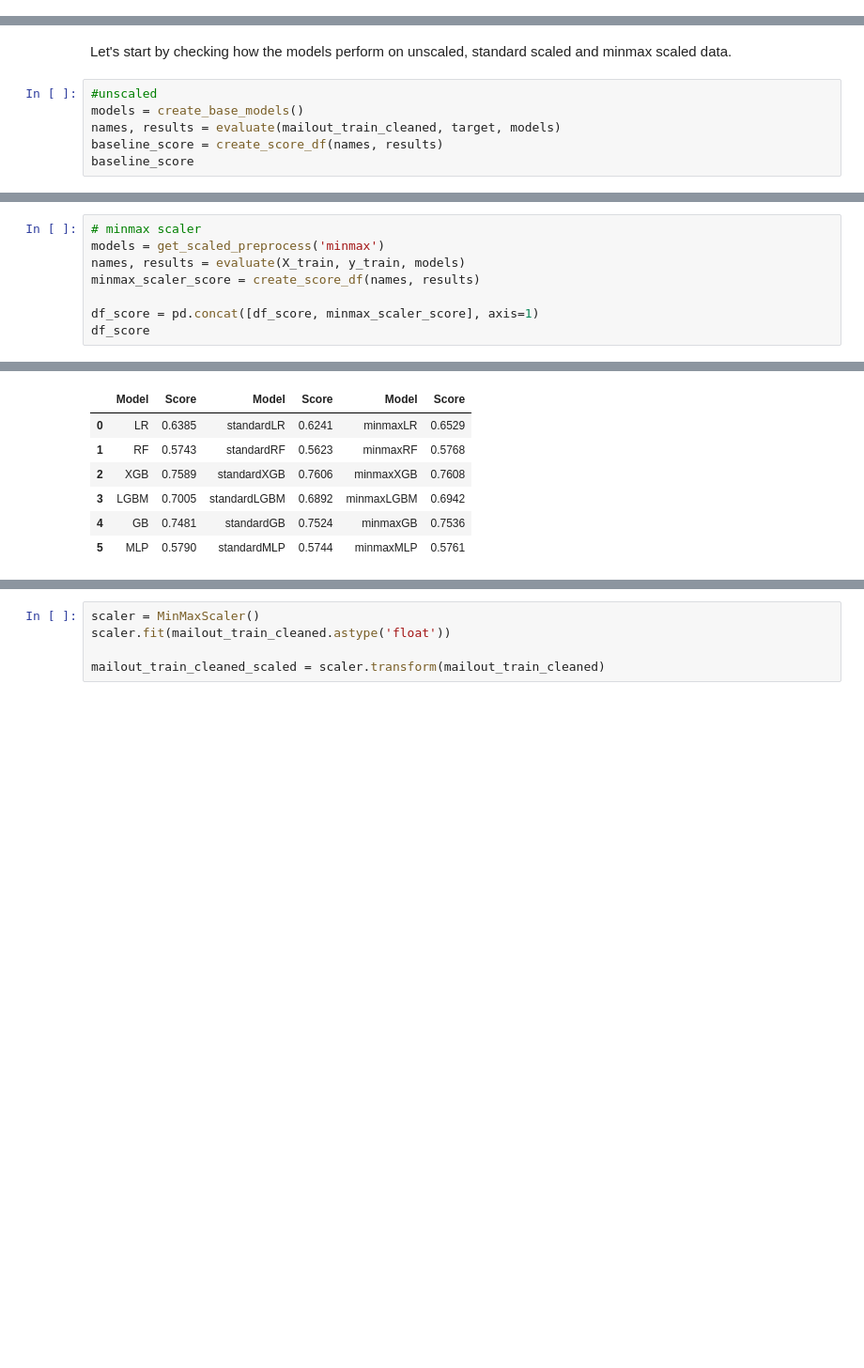
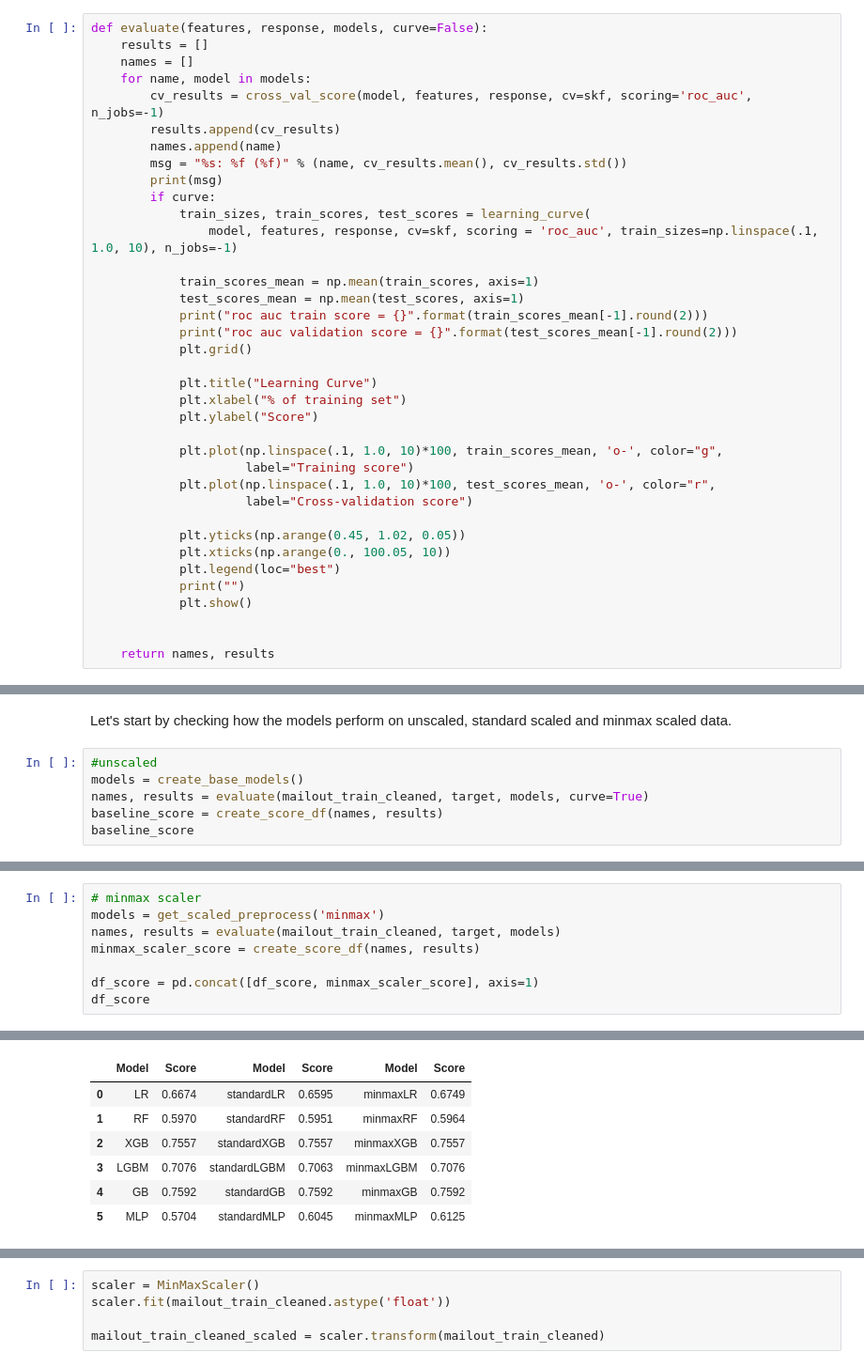
Before and after one commit to michanN/capstone-arvato, a Jupyter notebook: Arvato Project Workbook.ipynb, the cells around one changed output, grey strips where cells are left out. Shown at 94% size. Cells and saved outputs as stored; diff of their text form; blank space fills up the shorter version.

Commit message:
Supervised learning complete as well as submission to kaggle

```diff
--- a/Arvato Project Workbook.ipynb
+++ b/Arvato Project Workbook.ipynb
@@ -776,3 +919,40 @@ def evaluate(features, target, models):
+# %%
+def evaluate(features, response, models, curve=False):
+    results = []
+    names = []
+    for name, model in models:
+        cv_results = cross_val_score(model, features, response, cv=skf, scoring='roc_auc', n_jobs=-1)
+        results.append(cv_results)
+        names.append(name)
+        msg = "%s: %f (%f)" % (name, cv_results.mean(), cv_results.std())
+        print(msg)
+        if curve:
+            train_sizes, train_scores, test_scores = learning_curve(
+                model, features, response, cv=skf, scoring = 'roc_auc', train_sizes=np.linspace(.1, 1.0, 10), n_jobs=-1)
+
+            train_scores_mean = np.mean(train_scores, axis=1)
+            test_scores_mean = np.mean(test_scores, axis=1)
+            print("roc auc train score = {}".format(train_scores_mean[-1].round(2)))
+            print("roc auc validation score = {}".format(test_scores_mean[-1].round(2)))
+            plt.grid()
+
+            plt.title("Learning Curve")
+            plt.xlabel("% of training set")
+            plt.ylabel("Score")
+
+            plt.plot(np.linspace(.1, 1.0, 10)*100, train_scores_mean, 'o-', color="g",
+                     label="Training score")
+            plt.plot(np.linspace(.1, 1.0, 10)*100, test_scores_mean, 'o-', color="r",
+                     label="Cross-validation score")
+
+            plt.yticks(np.arange(0.45, 1.02, 0.05))
+            plt.xticks(np.arange(0., 100.05, 10))
+            plt.legend(loc="best")
+            print("")
+            plt.show()
+
+
+    return names, results
 # %%
 def get_scaled_preprocess(type_of_scaler):
 
@@ -809,7 +989,7 @@ Let's start by checking how the models perform on unscaled, standard scaled and
 # %%
 #unscaled
 models = create_base_models()
-names, results = evaluate(mailout_train_cleaned, target, models)
+names, results = evaluate(mailout_train_cleaned, target, models, curve=True)
 baseline_score = create_score_df(names, results)
 baseline_score
 # %% [output]
@@ -851,7 +1049,7 @@ standardMLP: 0.574412 (0.036794)
 # %%
 # minmax scaler
 models = get_scaled_preprocess('minmax')
-names, results = evaluate(X_train, y_train, models)
+names, results = evaluate(mailout_train_cleaned, target, models)
 minmax_scaler_score = create_score_df(names, results)
 
 df_score = pd.concat([df_score, minmax_scaler_score], axis=1)
@@ -866,7 +1064,7 @@ minmaxMLP: 0.576122 (0.024516)
 |  | Model | Score | Model | Score | Model | Score |
-| 0 | LR | 0.6385 | standardLR | 0.6241 | minmaxLR | 0.6529 |
-| 1 | RF | 0.5743 | standardRF | 0.5623 | minmaxRF | 0.5768 |
-| 2 | XGB | 0.7589 | standardXGB | 0.7606 | minmaxXGB | 0.7608 |
-| 3 | LGBM | 0.7005 | standardLGBM | 0.6892 | minmaxLGBM | 0.6942 |
-| 4 | GB | 0.7481 | standardGB | 0.7524 | minmaxGB | 0.7536 |
-| 5 | MLP | 0.5790 | standardMLP | 0.5744 | minmaxMLP | 0.5761 |
+| 0 | LR | 0.6674 | standardLR | 0.6595 | minmaxLR | 0.6749 |
+| 1 | RF | 0.5970 | standardRF | 0.5951 | minmaxRF | 0.5964 |
+| 2 | XGB | 0.7557 | standardXGB | 0.7557 | minmaxXGB | 0.7557 |
+| 3 | LGBM | 0.7076 | standardLGBM | 0.7063 | minmaxLGBM | 0.7076 |
+| 4 | GB | 0.7592 | standardGB | 0.7592 | minmaxGB | 0.7592 |
+| 5 | MLP | 0.5704 | standardMLP | 0.6045 | minmaxMLP | 0.6125 |
```
Also changed, not shown: parts of 73 cells of this notebook, 1 other file.
